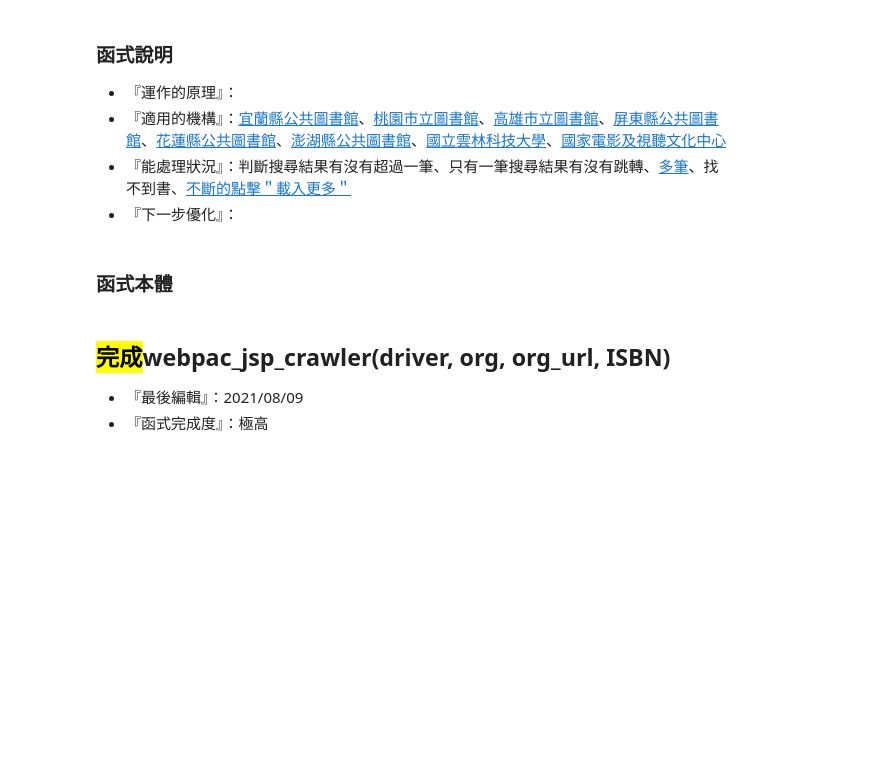
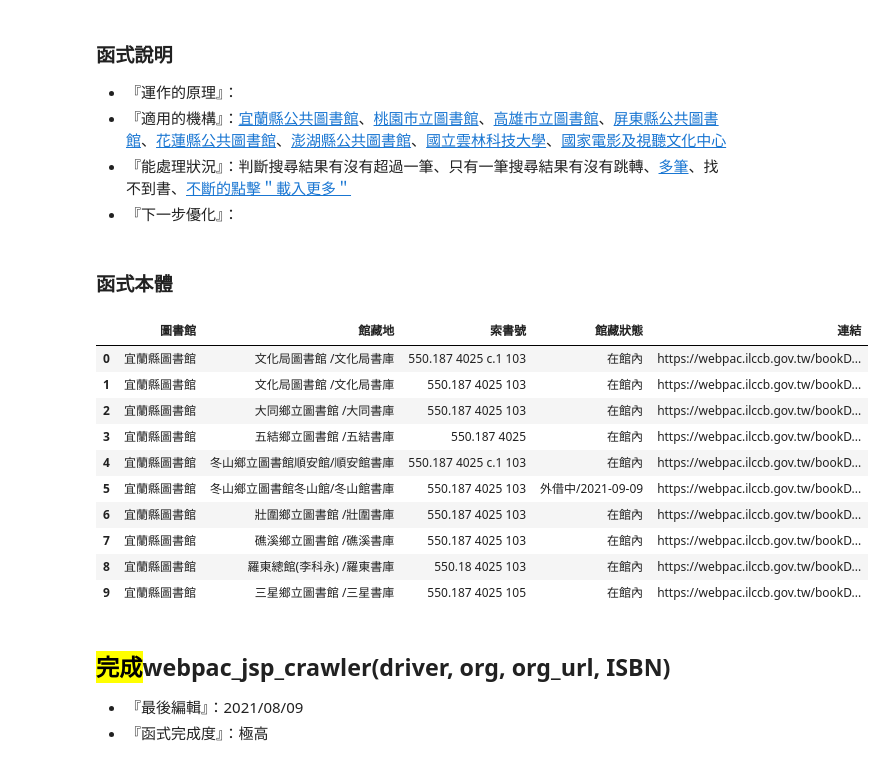
Before and after one commit to yulaie1012/ming-finds-books, a Jupyter notebook: crawlers.ipynb, the cells around one changed output. Saved outputs shown, nothing was run; the diff lists cells and outputs as text; code cells hidden in the pictures; blank space fills up the shorter version.

Commit message:
import crawlers.py (init)

```diff
--- a/crawlers.ipynb
+++ b/crawlers.ipynb
@@ -302,12 +302,25 @@ def webpac_gov_crawler(driver, org, org_url, ISBN):
     else:
         return table
 # %%
-# webpac_gov_crawler(
-#     driver=driver,
-#     org='宜蘭縣圖書館館藏查詢',
-#     org_url='https://webpac.ilccb.gov.tw/',
-#     ISBN='9789573317241'
-# )
+driver = webdriver.Chrome(options=my_options, desired_capabilities=my_capabilities)
+webpac_gov_crawler(
+    driver=driver,
+    org='宜蘭縣圖書館',
+    org_url='https://webpac.ilccb.gov.tw/',
+    ISBN='9789869109321'
+)
+# %% [output]
+|  | 圖書館 | 館藏地 | 索書號 | 館藏狀態 | 連結 |
+| 0 | 宜蘭縣圖書館 | 文化局圖書館 /文化局書庫 | 550.187 4025 c.1 103 | 在館內 | https://webpac.ilccb.gov.tw/bookD... |
+| 1 | 宜蘭縣圖書館 | 文化局圖書館 /文化局書庫 | 550.187 4025 103 | 在館內 | https://webpac.ilccb.gov.tw/bookD... |
+| 2 | 宜蘭縣圖書館 | 大同鄉立圖書館 /大同書庫 | 550.187 4025 103 | 在館內 | https://webpac.ilccb.gov.tw/bookD... |
+| 3 | 宜蘭縣圖書館 | 五結鄉立圖書館 /五結書庫 | 550.187 4025 | 在館內 | https://webpac.ilccb.gov.tw/bookD... |
+| 4 | 宜蘭縣圖書館 | 冬山鄉立圖書館順安館/順安館書庫 | 550.187 4025 c.1 103 | 在館內 | https://webpac.ilccb.gov.tw/bookD... |
+| 5 | 宜蘭縣圖書館 | 冬山鄉立圖書館冬山館/冬山館書庫 | 550.187 4025 103 | 外借中/2021-09-09 | https://webpac.ilccb.gov.tw/bookD... |
+| 6 | 宜蘭縣圖書館 | 壯圍鄉立圖書館 /壯圍書庫 | 550.187 4025 103 | 在館內 | https://webpac.ilccb.gov.tw/bookD... |
+| 7 | 宜蘭縣圖書館 | 礁溪鄉立圖書館 /礁溪書庫 | 550.187 4025 103 | 在館內 | https://webpac.ilccb.gov.tw/bookD... |
+| 8 | 宜蘭縣圖書館 | 羅東總館(李科永) /羅東書庫 | 550.18 4025 103 | 在館內 | https://webpac.ilccb.gov.tw/bookD... |
+| 9 | 宜蘭縣圖書館 | 三星鄉立圖書館 /三星書庫 | 550.187 4025 105 | 在館內 | https://webpac.ilccb.gov.tw/bookD... |
 # %% [markdown]
 ## <mark>完成</mark>webpac_jsp_crawler(driver, org, org_url, ISBN)
 - 『最後編輯』：2021/08/09
```
Also changed, not shown: 2 other files.
